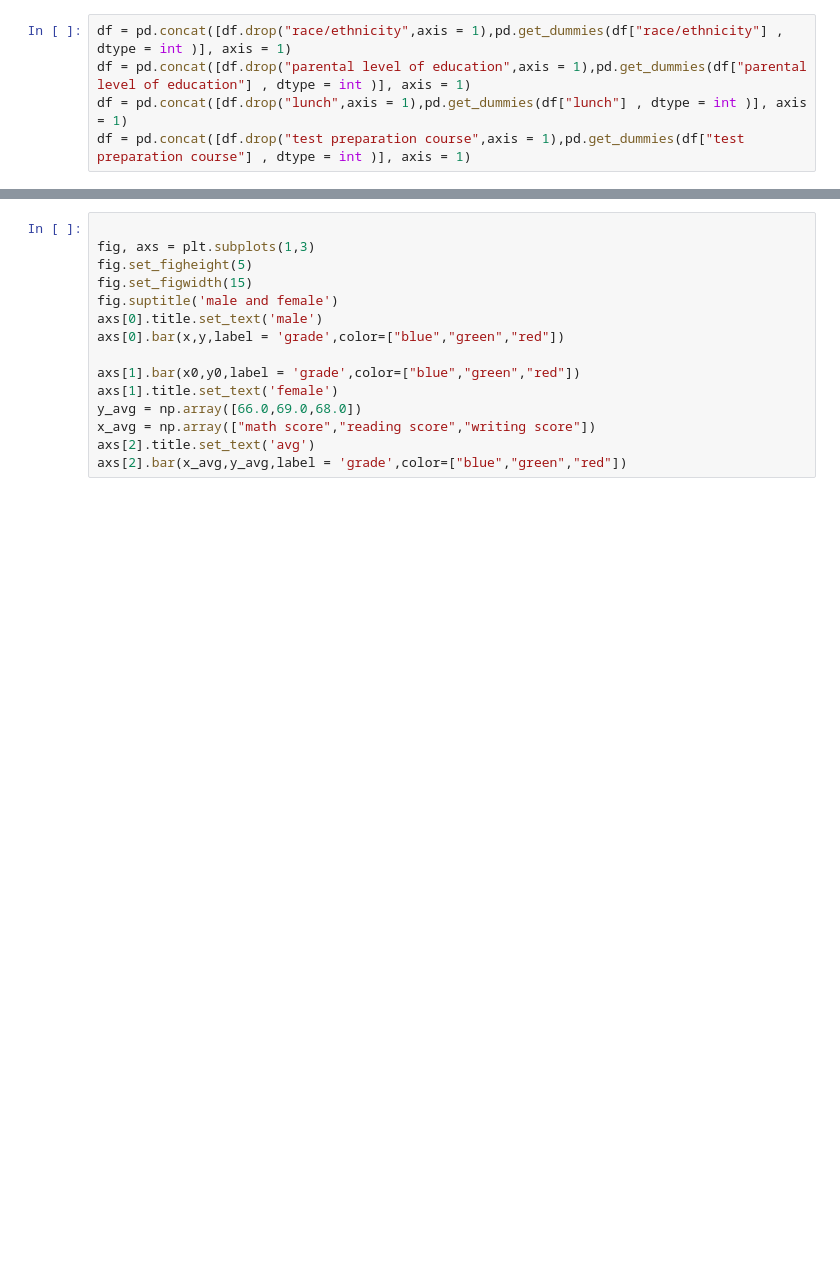
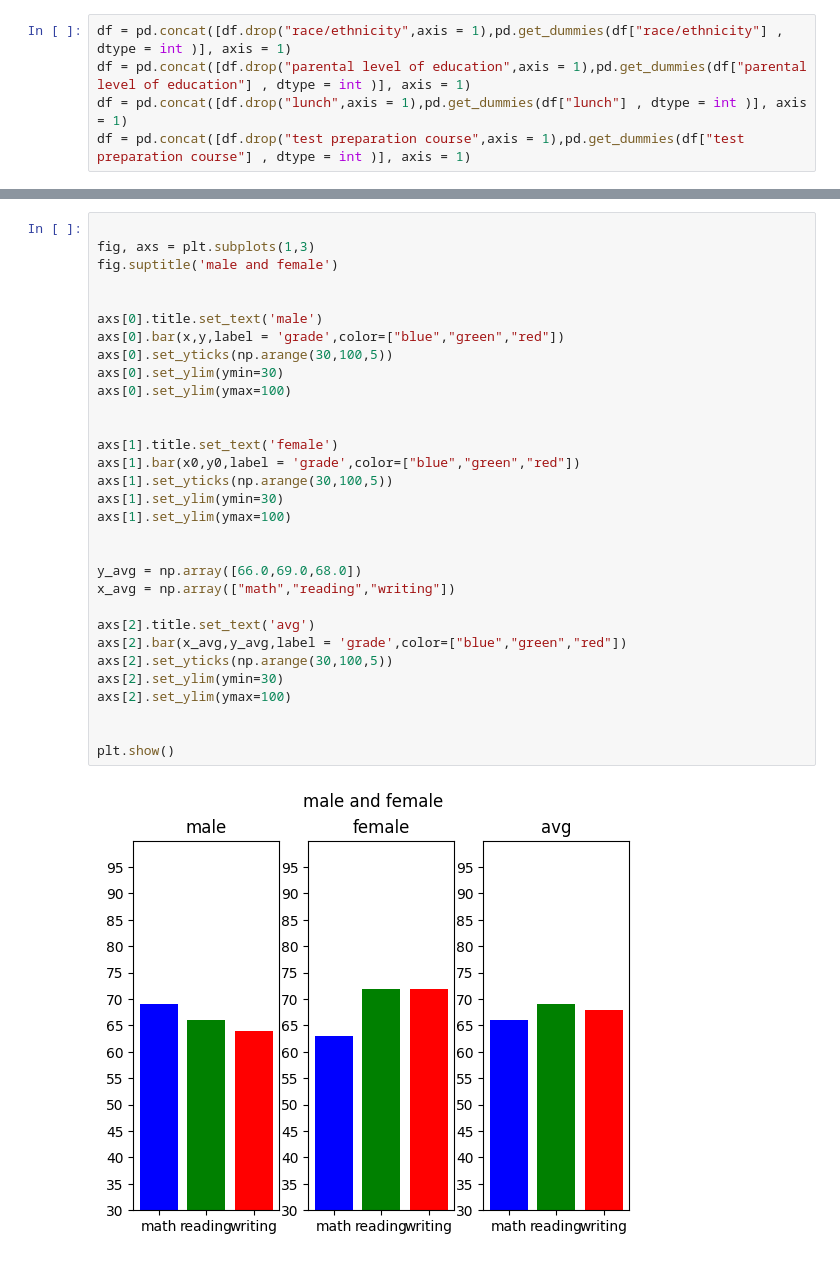
Before and after one commit to cakethehuman/student_scores, a Jupyter notebook: student data.ipynb, the cells around one changed output, grey strips where cells are left out. Drawn from its saved outputs; the diff is of its cells as text; blank space fills up the shorter version.

```diff
--- a/student data.ipynb
+++ b/student data.ipynb
@@ -72,18 +195,36 @@ round(df[["math score","reading score","writing score"]].mean())
 # %%
 
 fig, axs = plt.subplots(1,3)
-fig.set_figheight(5)
-fig.set_figwidth(15)
 fig.suptitle('male and female')
+
+
 axs[0].title.set_text('male')
 axs[0].bar(x,y,label = 'grade',color=["blue","green","red"])
+axs[0].set_yticks(np.arange(30,100,5))
+axs[0].set_ylim(ymin=30)
+axs[0].set_ylim(ymax=100)
 
+
+axs[1].title.set_text('female')
 axs[1].bar(x0,y0,label = 'grade',color=["blue","green","red"])
-axs[1].title.set_text('female')
+axs[1].set_yticks(np.arange(30,100,5))
+axs[1].set_ylim(ymin=30)
+axs[1].set_ylim(ymax=100)
+
+
 y_avg = np.array([66.0,69.0,68.0])
-x_avg = np.array(["math score","reading score","writing score"])
+x_avg = np.array(["math","reading","writing"])
+
 axs[2].title.set_text('avg')
 axs[2].bar(x_avg,y_avg,label = 'grade',color=["blue","green","red"])
+axs[2].set_yticks(np.arange(30,100,5))
+axs[2].set_ylim(ymin=30)
+axs[2].set_ylim(ymax=100)
+
+
+plt.show()
+# %% [output]
+[figure, added]
 # %%
 x = df['gender'].map({1: "male", 0: 'female'})
 df[['gender',"math score"]].sort_values(by=["math score"], ascending=False).groupby(x).head(5)
```
Also changed, not shown: parts of 19 cells of this notebook.
